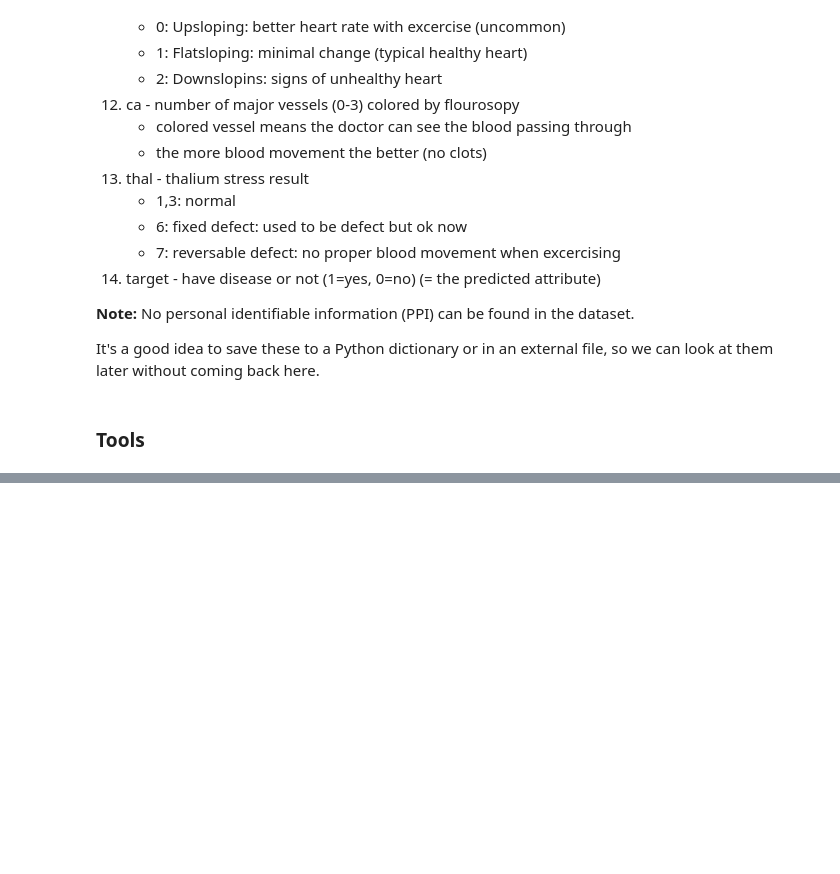
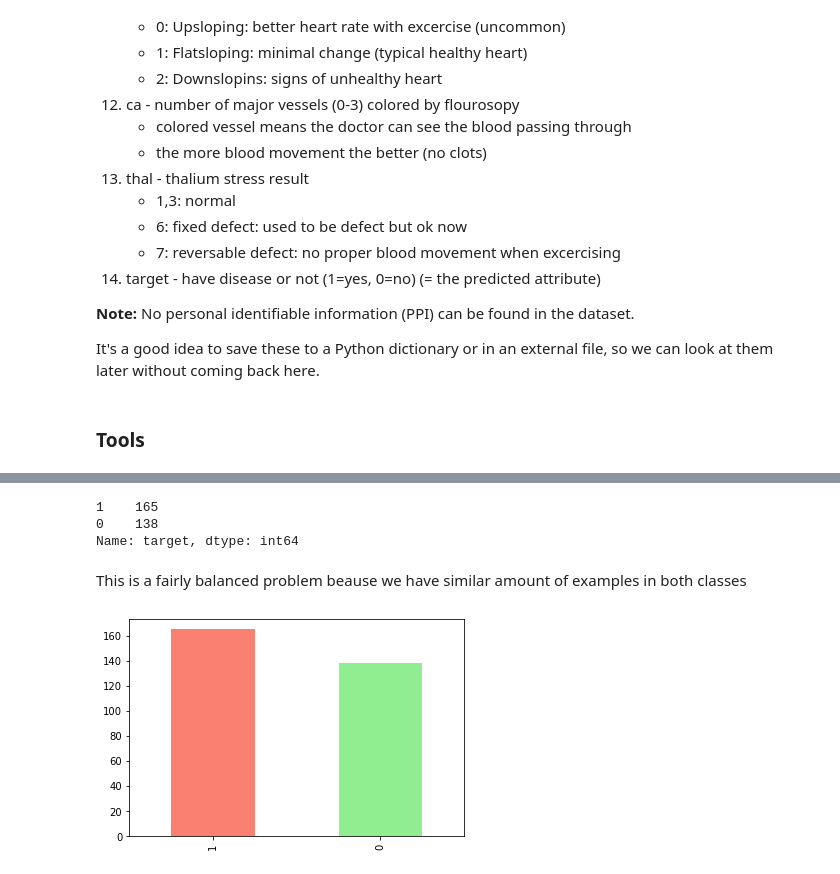
Before and after one commit to aristocrat71/Project_Heart_Disease, a Jupyter notebook: main-notebook.ipynb, the cells around one changed output, grey strips where cells are left out. Drawn from its saved outputs; the diff is of its cells as text; code cells hidden in the pictures; blank space fills up the shorter version.

```diff
--- a/main-notebook.ipynb
+++ b/main-notebook.ipynb
@@ -101,0 +104,3 @@ from sklearn.metrics import RocCurveDisplay
+# %%
+df = pd.read_csv("heart-disease.csv")
+df.head()
@@ -101,0 +146,13 @@ from sklearn.metrics import RocCurveDisplay
+# %%
+# Finding out the number of classes present :
+df['target'].value_counts()
+# %% [output]
+1    165
+0    138
+Name: target, dtype: int64
+# %% [markdown]
+This is a fairly balanced problem beause we have similar amount of examples in both classes
+# %%
+df['target'].value_counts().plot(kind = 'bar', color=['salmon', 'lightgreen']);
+# %% [output]
+[figure, added]
```
Also changed, not shown: parts of 27 cells of this notebook, 1 other file.
